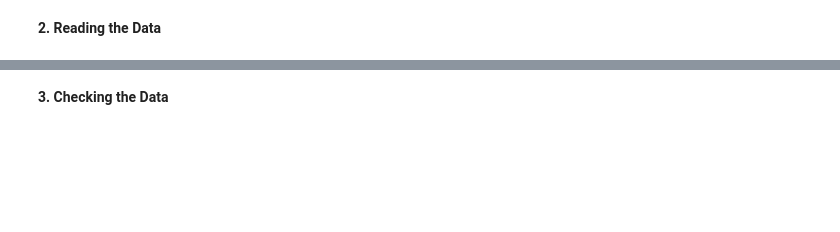
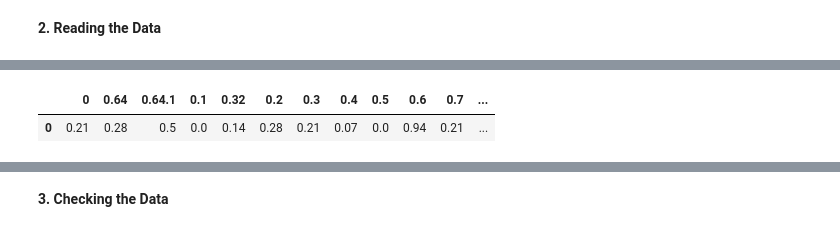
Before and after one commit to Ayubbett/Moringa-School-Week-9-Independent-Project, a Jupyter notebook: Moringa_School_Data_Science_Core_W9_Independent_Project_2021_12_AYUB_BETT_Python_Notebook.ipynb, the cells around one changed output, grey strips where cells are left out. Drawn from its saved outputs; the diff is of its cells as text; code cells hidden in the pictures; blank space fills up the shorter version.

```diff
--- a/Moringa_School_Data_Science_Core_W9_Independent_Project_2021_12_AYUB_BETT_Python_Notebook.ipynb
+++ b/Moringa_School_Data_Science_Core_W9_Independent_Project_2021_12_AYUB_BETT_Python_Notebook.ipynb
@@ -74,0 +34,21 @@ df.head()
+# %%
+#Importing the required libraries
+import pandas as pd
+import numpy as np
+
+#columns = [['word_freq_make', 'word_freq_address', 'word_freq_all', 'word_freq_3d', 'word_freq_our', 'word_freq_over', 'word_freq_remove',
+#           'word_freq_internet', 'word_freq_order', 'word_freq_mail', 'word_freq_receive', 'word_freq_will', 'word_freq_people',
+#           'word_freq_report', 'word_freq_addresses', 'word_freq_free', 'word_freq_business', 'word_freq_email', 'word_freq_you',
+#          'word_freq_credit', 'word_freq_your', 'word_freq_font', 'word_freq_000', 'word_freq_money', 'word_freq_hp', 'word_freq_hpl',
+#           'word_freq_george', 'word_freq_650', 'word_freq_lab', 'word_freq_labs', 'word_freq_telnet', 'word_freq_857', 'word_freq_data',
+#          'word_freq_415', 'word_freq_85', 'word_freq_technology', 'word_freq_1999', 'word_freq_parts', 'word_freq_pm', 'word_freq_direct',
+#           'word_freq_cs', 'word_freq_meeting', 'word_freq_original', 'word_freq_project', 'word_freq_re', 'word_freq_edu', 'word_freq_table',
+#           'word_freq_conference', 'char_freq_colon', 'char_freq_parenthesis', 'char_freq_square', 'char_freq_apost', 'char_freq_dollar', 'char_freq_hash',
+#         'capital_run_length_average', 'capital_run_length_longest', 'capital_run_length_total']]
+
+
+df = pd.read_csv('https://archive.ics.uci.edu/ml/machine-learning-databases/spambase/spambase.data')
+df.head(1)
+# %% [output]
+|  | 0 | 0.64 | 0.64.1 | 0.1 | 0.32 | 0.2 | 0.3 | 0.4 | 0.5 | 0.6 | 0.7 | ... |
+| 0 | 0.21 | 0.28 | 0.5 | 0.0 | 0.14 | 0.28 | 0.21 | 0.07 | 0.0 | 0.94 | 0.21 | ... |
```
Also changed, not shown: parts of 101 cells of this notebook.
